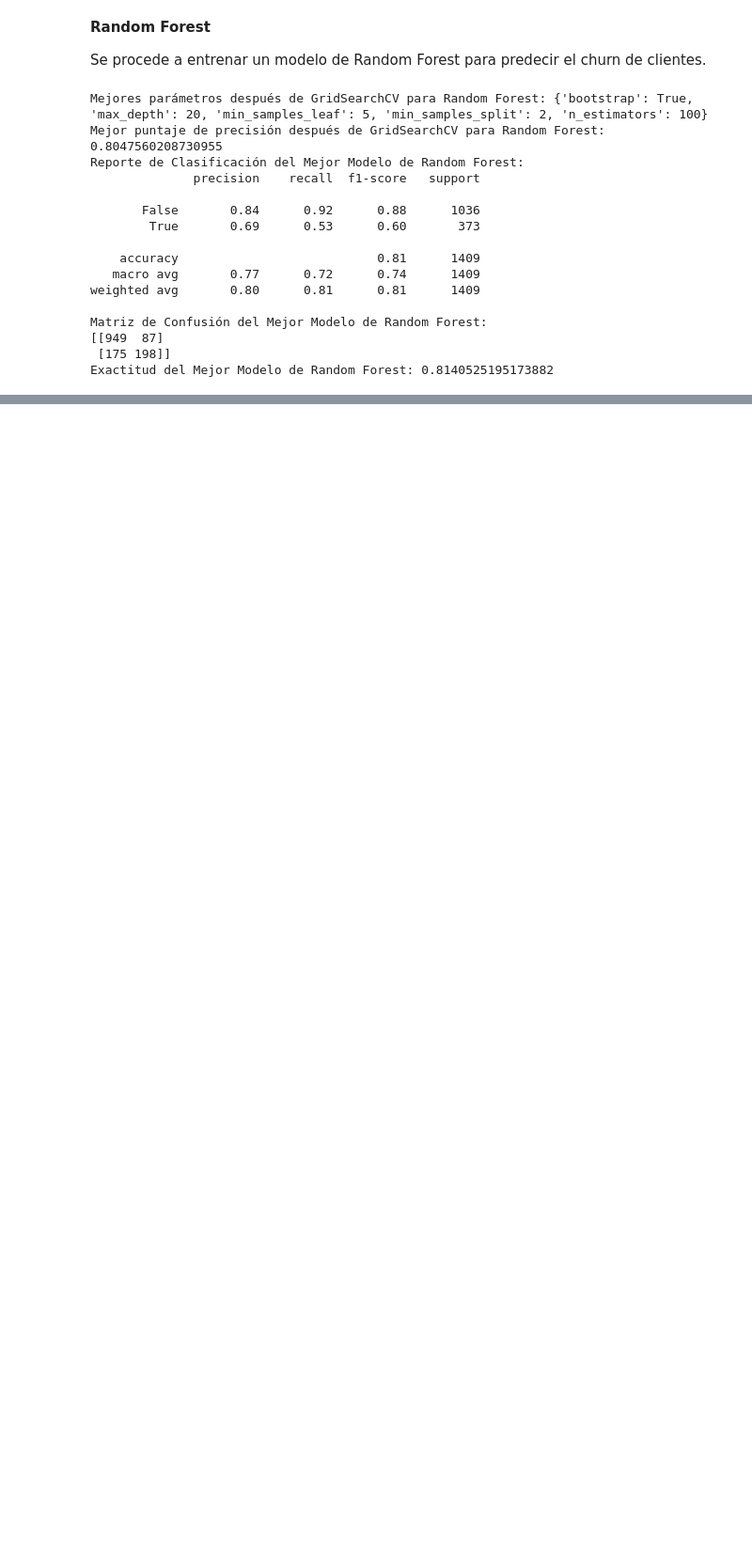
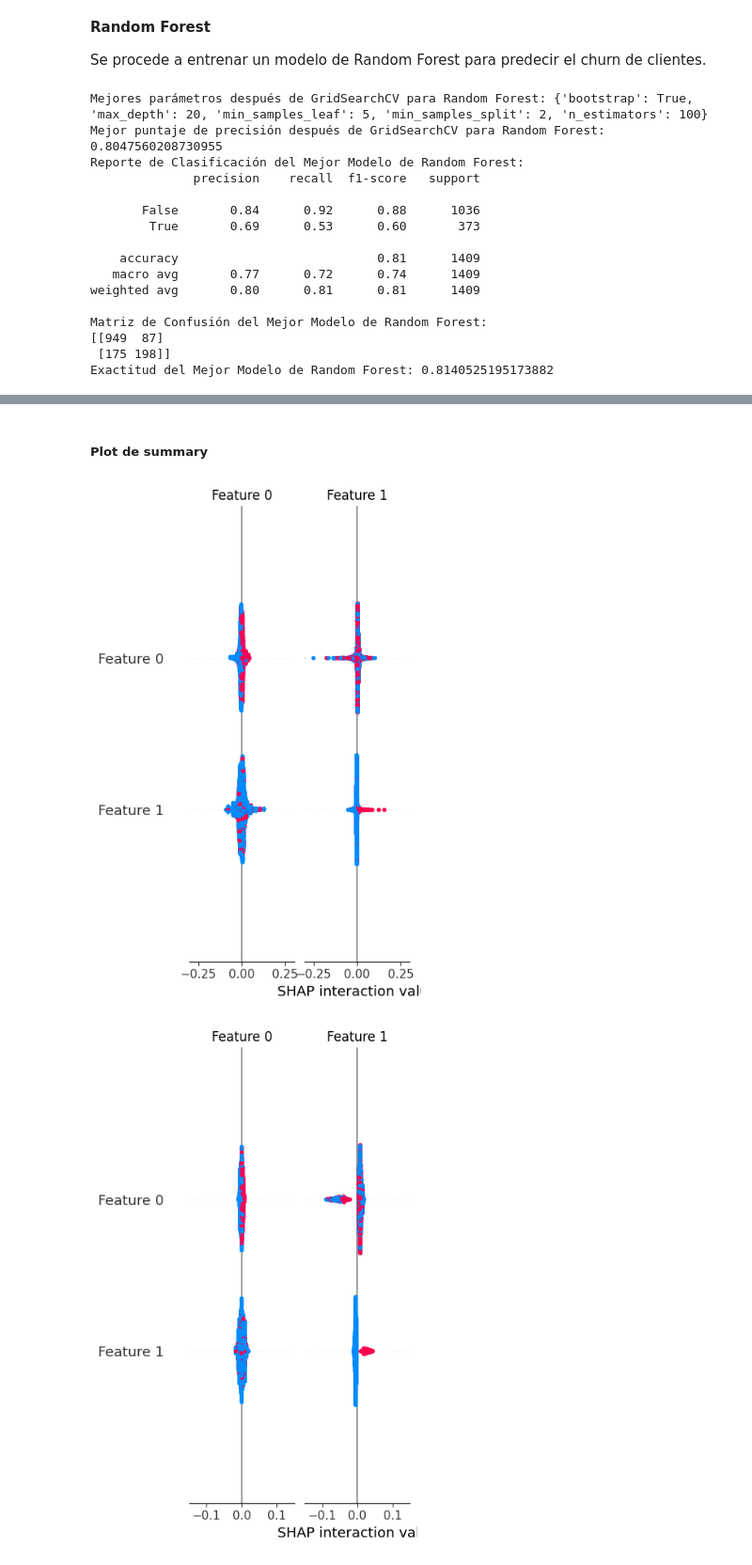
Before and after one commit to stefanoaragoni/CC31062024_Proyecto1, a Jupyter notebook: proyecto1.ipynb, the cells around one changed output, grey strips where cells are left out. Shown at 94% size. Saved outputs shown, nothing was run; the diff lists cells and outputs as text; code cells hidden in the pictures; blank space fills up the shorter version.

Commit message:
WIP SHAP

```diff
--- a/proyecto1.ipynb
+++ b/proyecto1.ipynb
@@ -838,0 +843,6 @@ Exactitud del Mejor Modelo de Random Forest: 0.8140525195173882
+# %%
+import shap
+shap.initjs()
+
+explainer = shap.Explainer(best_model)
+explainerRF = shap.Explainer(best_rf_model)
@@ -838,0 +853,11 @@ Exactitud del Mejor Modelo de Random Forest: 0.8140525195173882
+# %%
+shapValues = explainer(X_test_scaled)
+shapValuesRF = explainerRF(X_test_scaled)
+# %% [markdown]
+##### Plot de summary
+# %%
+shap.summary_plot(shapValues, X_test_scaled)
+shap.summary_plot(shapValuesRF, X_test_scaled)
+# %% [output]
+[figure, added]
+[figure, added]
```
Also changed, not shown: parts of 4 cells of this notebook.
